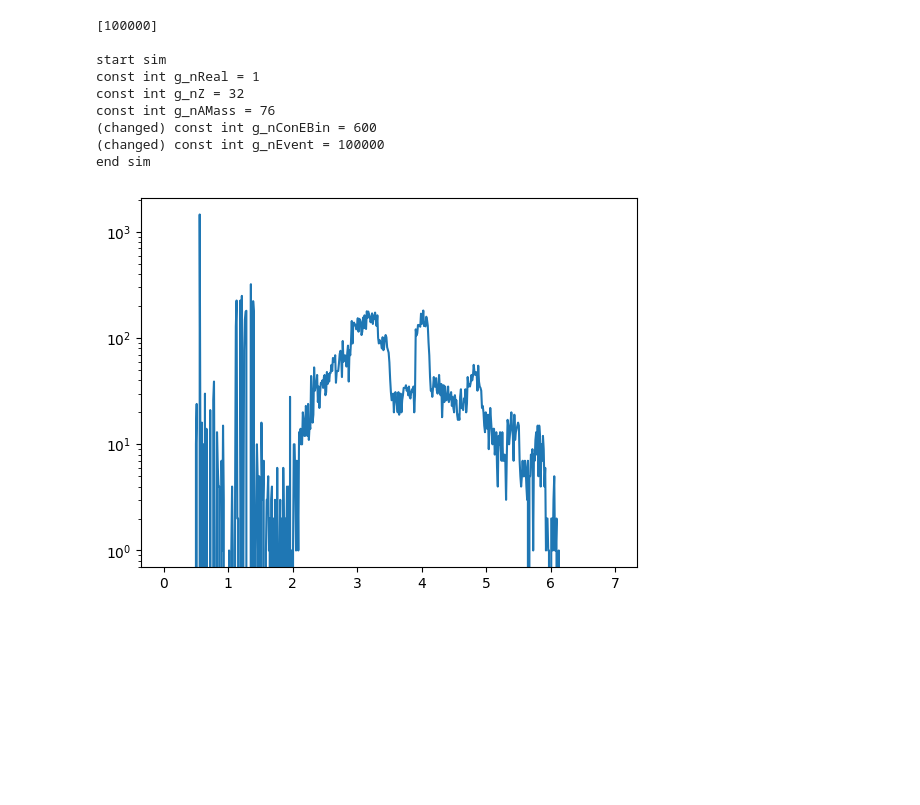
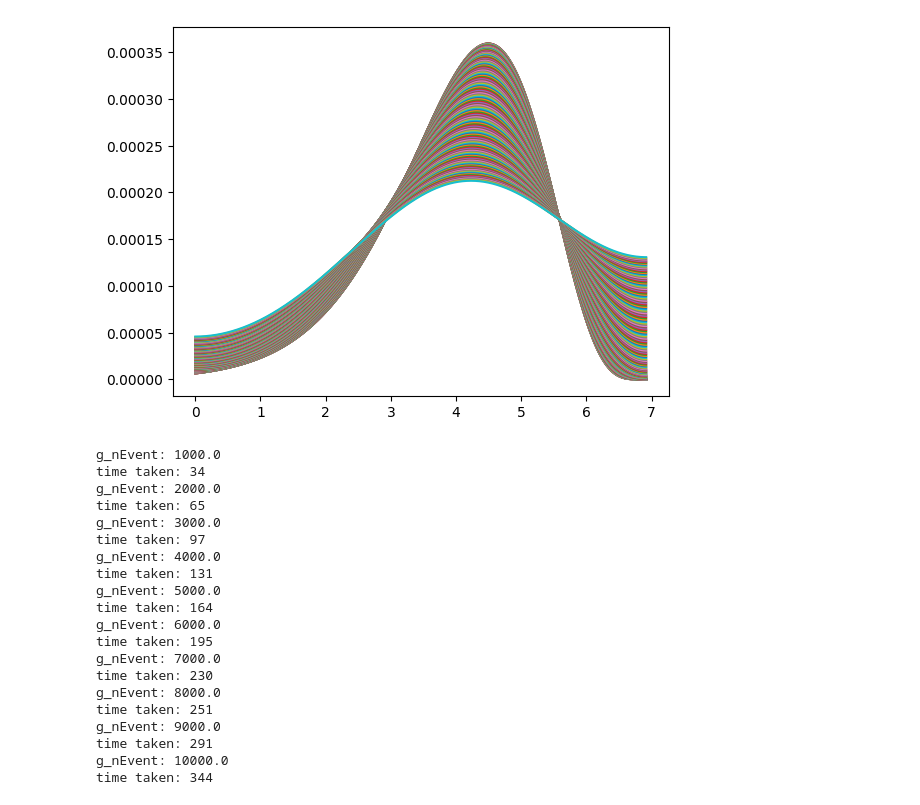
Before and after one commit to CauchyApprentice/Fluctuation-Analysis, a Jupyter notebook: main.ipynb, the cells around one changed output. Drawn from its saved outputs; the diff is of its cells as text; code cells hidden in the pictures; blank space fills up the shorter version.

```diff
--- a/main.ipynb
+++ b/main.ipynb
@@ -15,3 +0,0 @@ from SimulationTool import sim
-# %%
-Settings.settings[Setting.g_nEvent] = 3e3
-run = sim.run_simulation()
@@ -128,2 +0,0 @@ with open(Settings.std_path / "run.txt", "r") as f:
-# %%
-energy, bin_counter = casc.from_cascades_get_binned_events()
@@ -169,13 +0,0 @@ def generate_event_count_slider_plots(ev_start, ev_step, ev_end, *, bin = settin
-# %%
-energy, bin_counter = generate_event_count_slider_plots(100000, 1, 100001)
-# %% [output]
-[100000]
-
-start sim
-const int g_nReal = 1
-const int g_nZ = 32
-const int g_nAMass = 76
-(changed) const int g_nConEBin = 600
-(changed) const int g_nEvent = 100000
-end sim
-[figure, removed]
@@ -181,0 +22,7 @@ end sim
+# %%
+myRange = np.arange(0, 1.5, 0.01)
+for exp_res in myRange:
+    energy, dist = sim.make_pop_file2(q=Settings.Q_76Ga,energy_bins=7000,exp_res=exp_res)
+    plt.plot(energy, dist)
+# %% [output]
+[figure, added]
@@ -181,0 +39,25 @@ end sim
+# %%
+param = Setting.g_nEvent
+param_range = [1e3, 2e3, 3e3, 4e3, 5e3, 6e3, 7e3, 8e3, 9e3, 1e4]
+sim.sim_iterate(param, param_range, save_path=Path(r"C:\RAINIER\sample_folder\fluctuation_analysis\FinishLineRuns"))
+# %% [output]
+g_nEvent: 1000.0
+time taken: 34
+g_nEvent: 2000.0
+time taken: 65
+g_nEvent: 3000.0
+time taken: 97
+g_nEvent: 4000.0
+time taken: 131
+g_nEvent: 5000.0
+time taken: 164
+g_nEvent: 6000.0
+time taken: 195
+g_nEvent: 7000.0
+time taken: 230
+g_nEvent: 8000.0
+time taken: 251
+g_nEvent: 9000.0
+time taken: 291
+g_nEvent: 10000.0
+time taken: 344
```
Also changed, not shown: parts of 54 cells of this notebook, 42 other files.
